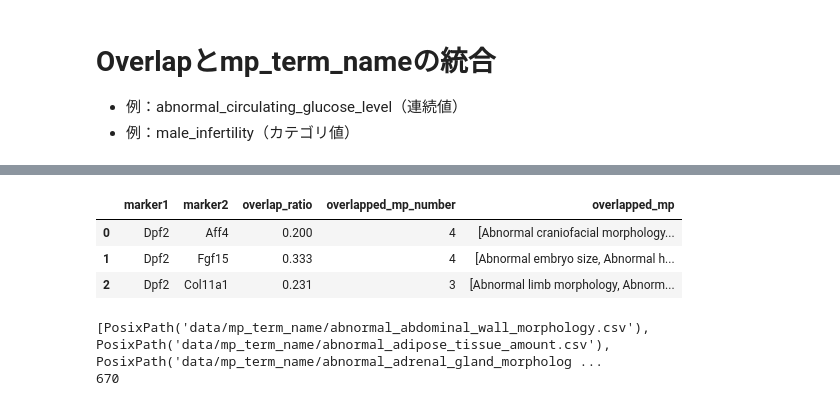
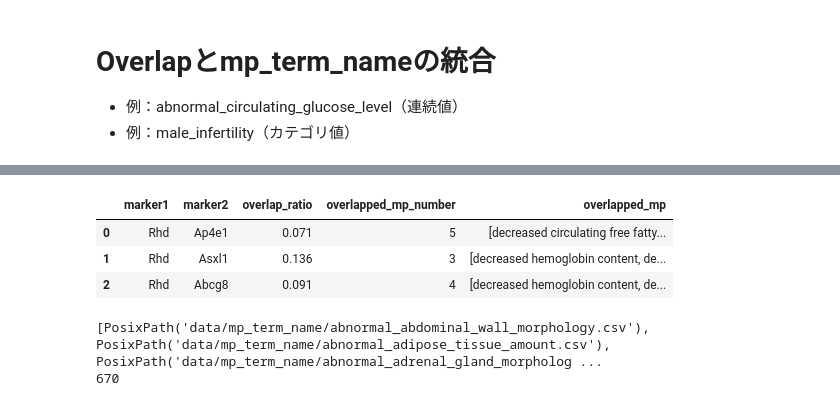
Before and after one commit to akikuno/TSUMUGI-dev, a Jupyter notebook: notebooks/web/055_combine_overlap_and_mp_term.ipynb, the cells around one changed output, grey strips where cells are left out. Cells and saved outputs as stored; diff of their text form; code cells hidden in the pictures.

Commit message:
Fix typo: overlapeed_ratios_filtered overlapeed_ratios_filtered → overlapped_ratios_filtered #19

```diff
--- a/notebooks/web/055_combine_overlap_and_mp_term.ipynb
+++ b/notebooks/web/055_combine_overlap_and_mp_term.ipynb
@@ -29,15 +29,15 @@ import json
 # %%
 # path_overlap = Path("data", "overlap_ratios_filtered.csv")
 # df_overlap = pd.read_csv(path_overlap)
 
-overlap = pickle.load(open("data/overlapeed_ratios_filtered.pkl", "rb"))
+overlap = pickle.load(open("data/overlapped_ratios_filtered.pkl", "rb"))
 df_overlap = pd.DataFrame(overlap, columns=["marker1", "marker2", "overlap_ratio", "overlapped_mp_number", "overlapped_mp"])
 df_overlap.head(3)
 # %% [output]
 |  | marker1 | marker2 | overlap_ratio | overlapped_mp_number | overlapped_mp |
-| 0 | Dpf2 | Aff4 | 0.200 | 4 | [Abnormal craniofacial morphology... |
-| 1 | Dpf2 | Fgf15 | 0.333 | 4 | [Abnormal embryo size, Abnormal h... |
-| 2 | Dpf2 | Col11a1 | 0.231 | 3 | [Abnormal limb morphology, Abnorm... |
+| 0 | Rhd | Ap4e1 | 0.071 | 5 | [decreased circulating free fatty... |
+| 1 | Rhd | Asxl1 | 0.136 | 3 | [decreased hemoglobin content, de... |
+| 2 | Rhd | Abcg8 | 0.091 | 4 | [decreased hemoglobin content, de... |
 # %%
 path_mp_terms = list(Path("data", "mp_term_name").glob("*.csv"))
 print(path_mp_terms[:3])
```
Also changed, not shown: parts of 4 cells of this notebook.
